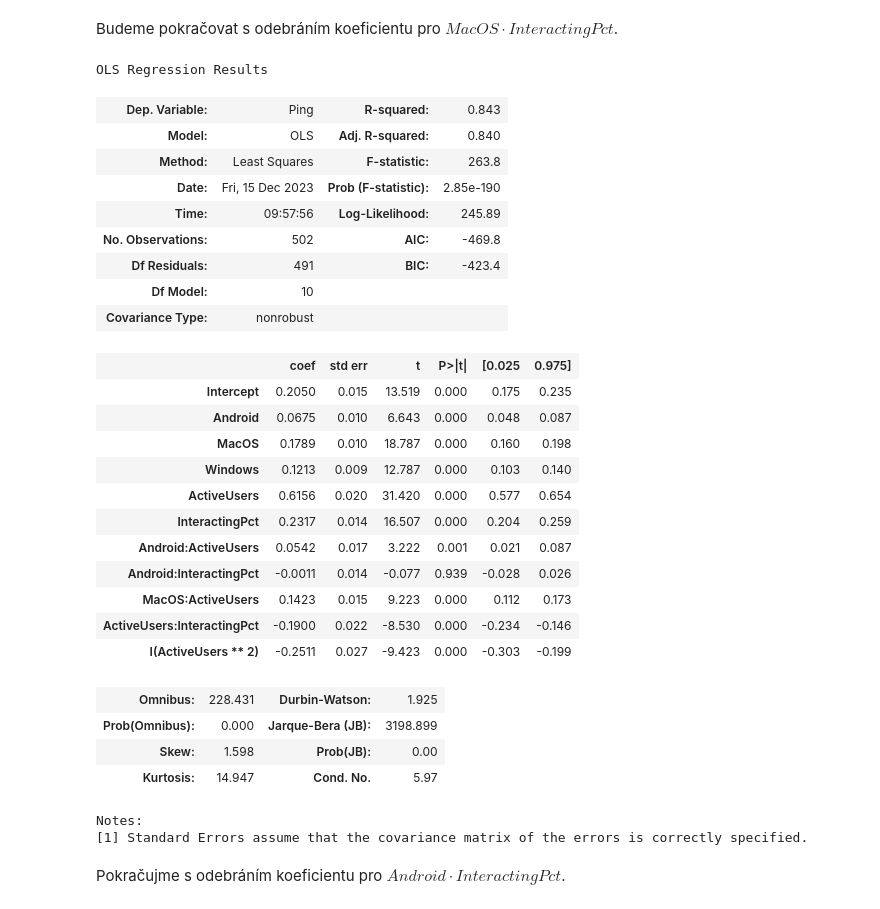
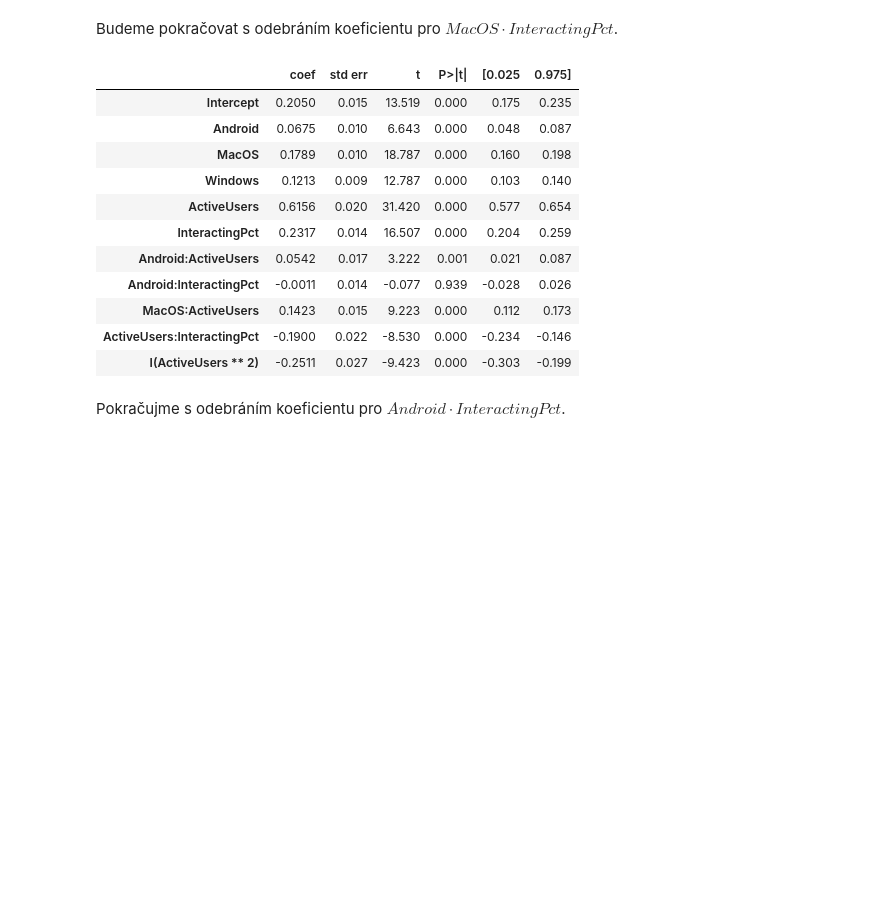
Before and after one commit to xmihol00/MSP, a Jupyter notebook: proj2/Mihola_MSP_2-projekt.ipynb, the cells around one changed output. Cells and saved outputs as stored; diff of their text form; code cells hidden in the pictures; blank space fills up the shorter version.

```diff
--- a/proj2/proj2.ipynb
+++ b/proj2/Mihola_MSP_2-projekt.ipynb
@@ -601,43 +527,27 @@ Budeme pokračovat s odebráním koeficientu pro $MacOS \cdot InteractingPct$.
 # %%
 model = smf.ols(
     formula="Ping ~ Android + MacOS + Windows + ActiveUsers + InteractingPct + " +
             "Android : ActiveUsers + Android : InteractingPct + " +
             "MacOS : ActiveUsers + " +
             "ActiveUsers : InteractingPct + " +
             "I(ActiveUsers**2)",
     data=df2_one_hot_standardized
 )
 results = model.fit()
-results.summary()
+pd.read_html(results.summary().tables[1].as_html(), header=0, index_col=0)[0]
 # %% [output]
-OLS Regression Results
-| Dep. Variable: | Ping | R-squared: | 0.843 |
-| Model: | OLS | Adj. R-squared: | 0.840 |
-| Method: | Least Squares | F-statistic: | 263.8 |
-| Date: | Fri, 15 Dec 2023 | Prob (F-statistic): | 2.85e-190 |
-| Time: | 09:57:56 | Log-Likelihood: | 245.89 |
-| No. Observations: | 502 | AIC: | -469.8 |
-| Df Residuals: | 491 | BIC: | -423.4 |
-| Df Model: | 10 |  |  |
-| Covariance Type: | nonrobust |  |  |
+|  | coef | std err | t | P>|t| | [0.025 | 0.975] |
+| Intercept | 0.2050 | 0.015 | 13.519 | 0.000 | 0.175 | 0.235 |
+| Android | 0.0675 | 0.010 | 6.643 | 0.000 | 0.048 | 0.087 |
+| MacOS | 0.1789 | 0.010 | 18.787 | 0.000 | 0.160 | 0.198 |
+| Windows | 0.1213 | 0.009 | 12.787 | 0.000 | 0.103 | 0.140 |
+| ActiveUsers | 0.6156 | 0.020 | 31.420 | 0.000 | 0.577 | 0.654 |
+| InteractingPct | 0.2317 | 0.014 | 16.507 | 0.000 | 0.204 | 0.259 |
+| Android:ActiveUsers | 0.0542 | 0.017 | 3.222 | 0.001 | 0.021 | 0.087 |
+| Android:InteractingPct | -0.0011 | 0.014 | -0.077 | 0.939 | -0.028 | 0.026 |
+| MacOS:ActiveUsers | 0.1423 | 0.015 | 9.223 | 0.000 | 0.112 | 0.173 |
+| ActiveUsers:InteractingPct | -0.1900 | 0.022 | -8.530 | 0.000 | -0.234 | -0.146 |
+| I(ActiveUsers ** 2) | -0.2511 | 0.027 | -9.423 | 0.000 | -0.303 | -0.199 |
-|  | coef | std err | t | P>|t| | [0.025 | 0.975] |
-| Intercept | 0.2050 | 0.015 | 13.519 | 0.000 | 0.175 | 0.235 |
-| Android | 0.0675 | 0.010 | 6.643 | 0.000 | 0.048 | 0.087 |
-| MacOS | 0.1789 | 0.010 | 18.787 | 0.000 | 0.160 | 0.198 |
-| Windows | 0.1213 | 0.009 | 12.787 | 0.000 | 0.103 | 0.140 |
-| ActiveUsers | 0.6156 | 0.020 | 31.420 | 0.000 | 0.577 | 0.654 |
-| InteractingPct | 0.2317 | 0.014 | 16.507 | 0.000 | 0.204 | 0.259 |
-| Android:ActiveUsers | 0.0542 | 0.017 | 3.222 | 0.001 | 0.021 | 0.087 |
-| Android:InteractingPct | -0.0011 | 0.014 | -0.077 | 0.939 | -0.028 | 0.026 |
-| MacOS:ActiveUsers | 0.1423 | 0.015 | 9.223 | 0.000 | 0.112 | 0.173 |
-| ActiveUsers:InteractingPct | -0.1900 | 0.022 | -8.530 | 0.000 | -0.234 | -0.146 |
-| I(ActiveUsers ** 2) | -0.2511 | 0.027 | -9.423 | 0.000 | -0.303 | -0.199 |
-| Omnibus: | 228.431 | Durbin-Watson: | 1.925 |
-| Prob(Omnibus): | 0.000 | Jarque-Bera (JB): | 3198.899 |
-| Skew: | 1.598 | Prob(JB): | 0.00 |
-| Kurtosis: | 14.947 | Cond. No. | 5.97 |
-Notes:
-[1] Standard Errors assume that the covariance matrix of the errors is correctly specified.
 # %% [markdown]
 Pokračujme s odebráním koeficientu pro $Android \cdot InteractingPct$.
 # %%
```
Also changed, not shown: parts of 15 cells of this notebook, 2 other files.
